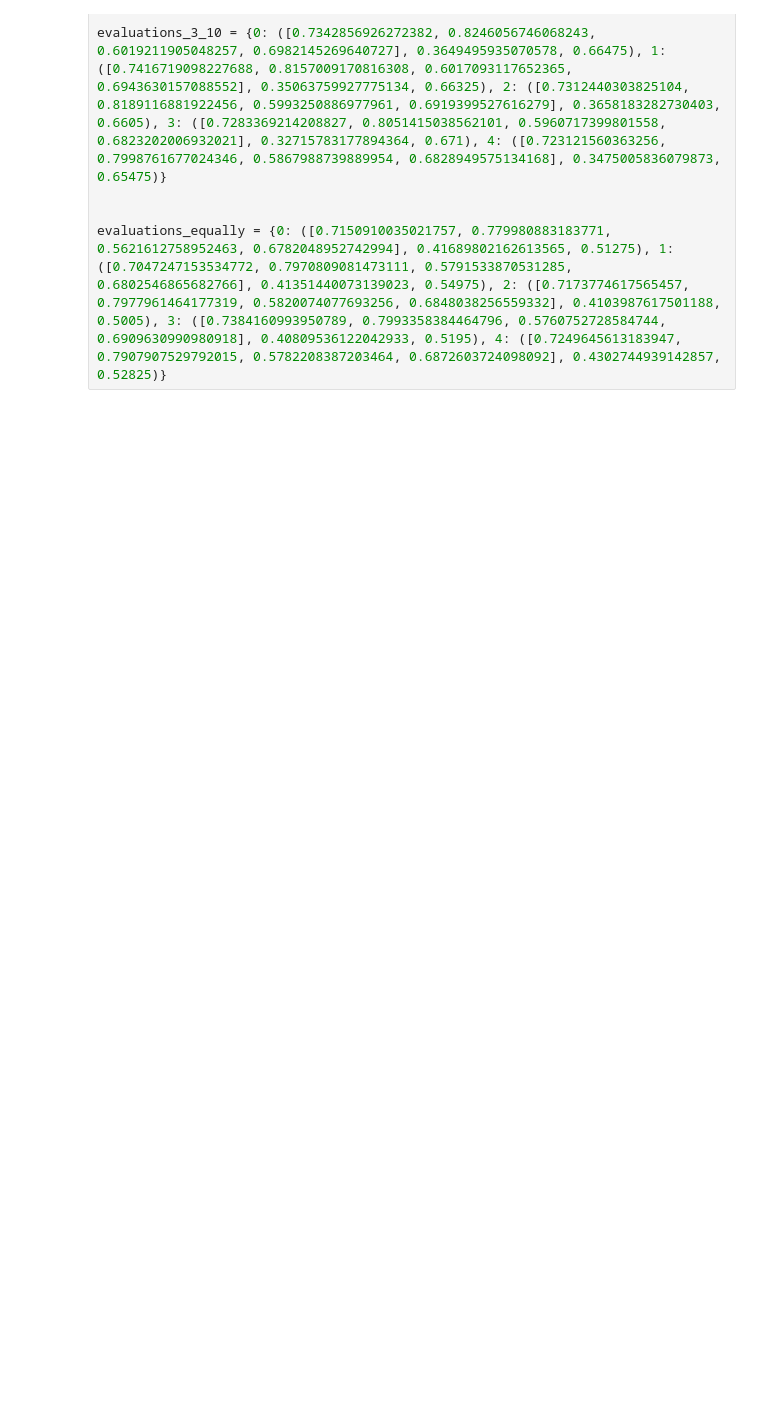
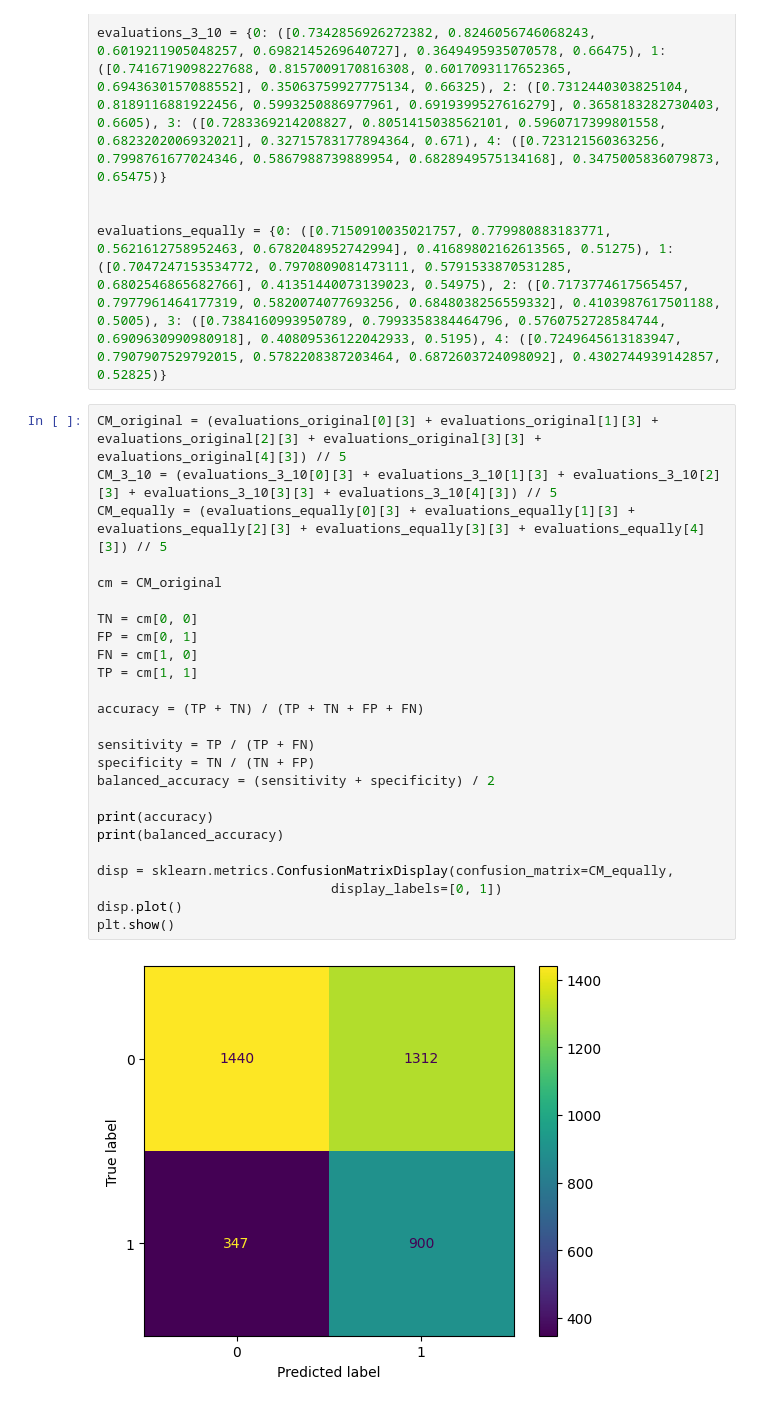
Before and after one commit to Naxsos/MedicaldeepLearning, a Jupyter notebook: Comparisons/balancing.ipynb, the cells around one changed output. Saved outputs shown, nothing was run; the diff lists cells and outputs as text; blank space fills up the shorter version.

```diff
--- a/Comparisons/balancing.ipynb
+++ b/Comparisons/balancing.ipynb
@@ -229,6 +380,33 @@ evaluations_3_10 = {0: ([0.7342856926272382, 0.8246056746068243, 0.6019211905048
 
 
 evaluations_equally = {0: ([0.7150910035021757, 0.779980883183771, 0.5621612758952463, 0.6782048952742994], 0.41689802162613565, 0.51275), 1: ([0.7047247153534772, 0.7970809081473111, 0.5791533870531285, 0.6802546865682766], 0.41351440073139023, 0.54975), 2: ([0.7173774617565457, 0.7977961464177319, 0.5820074077693256, 0.6848038256559332], 0.4103987617501188, 0.5005), 3: ([0.7384160993950789, 0.7993358384464796, 0.5760752728584744, 0.6909630990980918], 0.40809536122042933, 0.5195), 4: ([0.7249645613183947, 0.7907907529792015, 0.5782208387203464, 0.6872603724098092], 0.4302744939142857, 0.52825)}
+# %%
+CM_original = (evaluations_original[0][3] + evaluations_original[1][3] + evaluations_original[2][3] + evaluations_original[3][3] + evaluations_original[4][3]) // 5
+CM_3_10 = (evaluations_3_10[0][3] + evaluations_3_10[1][3] + evaluations_3_10[2][3] + evaluations_3_10[3][3] + evaluations_3_10[4][3]) // 5
+CM_equally = (evaluations_equally[0][3] + evaluations_equally[1][3] + evaluations_equally[2][3] + evaluations_equally[3][3] + evaluations_equally[4][3]) // 5
+
+cm = CM_original
+
+TN = cm[0, 0]
+FP = cm[0, 1]
+FN = cm[1, 0]
+TP = cm[1, 1]
+
+accuracy = (TP + TN) / (TP + TN + FP + FN)
+
+sensitivity = TP / (TP + FN)
+specificity = TN / (TN + FP)
+balanced_accuracy = (sensitivity + specificity) / 2
+
+print(accuracy)
+print(balanced_accuracy)
+
+disp = sklearn.metrics.ConfusionMatrixDisplay(confusion_matrix=CM_equally,
+                              display_labels=[0, 1])
+disp.plot()
+plt.show()
+# %% [output]
+[figure, added]
 # %%
 import matplotlib.pyplot as plt
 import numpy as np
```
Also changed, not shown: parts of 9 cells of this notebook, 3 other files.
